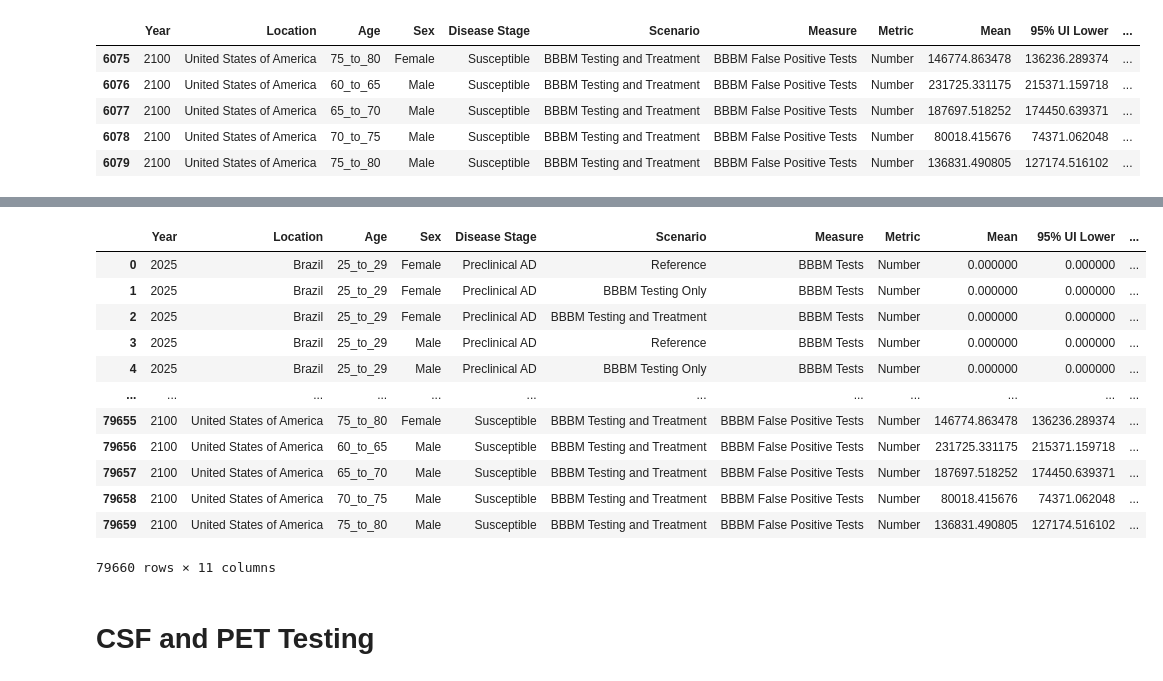
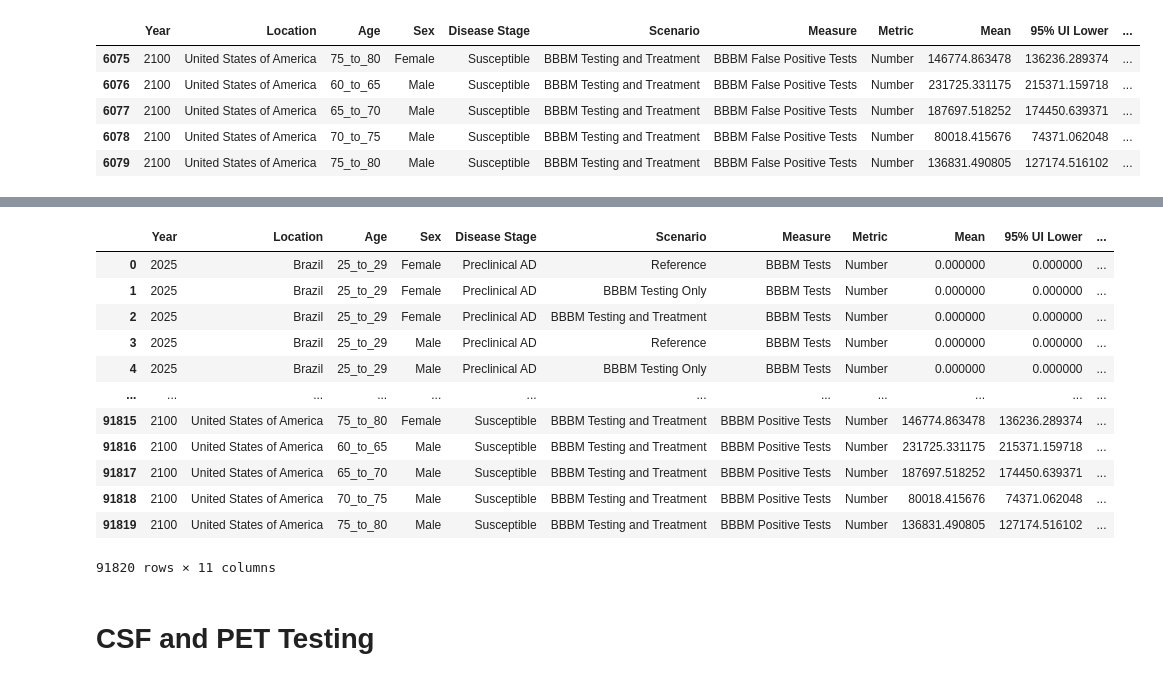
Before and after one commit to ihmeuw/vivarium_research_alzheimers, a Jupyter notebook: results_tables/2025_10_28_results_dataframe_test_treat_ndbs.ipynb, the cells around one changed output, grey strips where cells are left out. Cells and saved outputs as stored; diff of their text form; code cells hidden in the pictures.

Commit message:
run testing/treatment results notebook on model 8.7

```diff
--- a/results_tables/2025_10_28_results_dataframe_test_treat_ndbs.ipynb
+++ b/results_tables/2025_10_28_results_dataframe_test_treat_ndbs.ipynb
@@ -376,6 +390,17 @@ def add_parquet_AND_filter(new_filter, existing_filters):
 
 def current_time():
     print(datetime.datetime.now())
+
+class Timer:
+    """Simple class to time code blocks using a context manager.
+    Code modified from: https://stackoverflow.com/a/79354757/24446049
+    """
+    def __enter__(self):
+        self._enter_time = datetime.datetime.now()
+
+    def __exit__(self, *exc_args):
+        self._exit_time = datetime.datetime.now()
+        print(f"Elapsed time: {self._exit_time - self._enter_time}")
 # %% [markdown]
 ## Function to load and concatenate runs from multiple batches
 # %%
@@ -476,8 +501,10 @@ for location in locations:
             * df_prev_pop.filter(like='draw_').filter(like='_pop').values).mean(axis=1)).sum(axis=0)
     # TODO: use draw-specific scale instead of mean
 
-    ratio = 100_000 / prev
-    print(ratio)
+    # NOTE: Make sure population is correct! 100_000 for V&V runs, 20x
+    # as large for final runs
+    ratio = 20 * 100_000 / prev
+    print(ratio, '\t', location)
 
     temp['ratio'] = ratio
 
@@ -564,9 +591,11 @@ def dataframe_beutification_and_summarizing(df, measure_name):
 # 43s to load 2 batches using 1 location group
 # 3.4 GB maximum memory for reading parquet
 # 30 MB final dataframe for 2 batches (7 draws)
-bbbm_tests = load_measure_from_batch_runs(
-    'counts_bbbm_tests', batch_results_dirs, locations, n_location_groups=1
-)
+# 2m 38s to load all 9 batches of model 8.7 (25 draws)
+with Timer():
+    bbbm_tests = load_measure_from_batch_runs(
+        'counts_bbbm_tests', batch_results_dirs, locations, n_location_groups=1
+    )
 print(len(bbbm_tests), 'rows')
 bbbm_tests.head()
 # %% [output]
@@ -596,4 +625,6 @@ bbbm_tests.head()
 # %%
 # 2m 44s for 2 batches (7 draws)
 # 2m 52s for all batches (25 draws)
-bbbm_tests_final = dataframe_beutification_and_summarizing(bbbm_tests, 'BBBM Test Counts')
+# 3m 48s for all 9 batches of model 8.7 (25 draws)
+with Timer():
+    bbbm_tests_final = dataframe_beutification_and_summarizing(bbbm_tests, 'BBBM Test Counts')
@@ -659,30 +708,41 @@ bbbm_tests_false_positive.tail()
 # %%
 # Do final processing before saving
+
+def duplicate_in_testing_scenario(df):
+    """Copy the testing results from the 'BBBM Testing and Treatment'
+    scenario to the 'BBBM Testing Only' scenario.
+    """
+    return pd.concat([df.assign(Scenario='BBBM Testing Only'), df], ignore_index=True)
+
 bbbm_tests_output = (
     bbbm_tests_final
     # .query("Metric=='Number'")
     .rename(columns={'Year ID': 'Year'})
     .assign(Measure="BBBM Tests")
     .pipe(lambda df: pd.concat(
-        [df, bbbm_tests_susceptible, bbbm_tests_false_positive],
+        [df,
+         duplicate_in_testing_scenario(bbbm_tests_susceptible),
+         duplicate_in_testing_scenario(
+             bbbm_tests_false_positive.assign(Measure='BBBM Positive Tests')),
+         ],
         ignore_index=True)
     )
 )
 bbbm_tests_output
 # %% [output]
 |  | Year | Location | Age | Sex | Disease Stage | Scenario | Measure | Metric | Mean | 95% UI Lower | ... |
 | 0 | 2025 | Brazil | 25_to_29 | Female | Preclinical AD | Reference | BBBM Tests | Number | 0.000000 | 0.000000 | ... |
 | 1 | 2025 | Brazil | 25_to_29 | Female | Preclinical AD | BBBM Testing Only | BBBM Tests | Number | 0.000000 | 0.000000 | ... |
 | 2 | 2025 | Brazil | 25_to_29 | Female | Preclinical AD | BBBM Testing and Treatment | BBBM Tests | Number | 0.000000 | 0.000000 | ... |
 | 3 | 2025 | Brazil | 25_to_29 | Male | Preclinical AD | Reference | BBBM Tests | Number | 0.000000 | 0.000000 | ... |
 | 4 | 2025 | Brazil | 25_to_29 | Male | Preclinical AD | BBBM Testing Only | BBBM Tests | Number | 0.000000 | 0.000000 | ... |
 | ... | ... | ... | ... | ... | ... | ... | ... | ... | ... | ... | ... |
-| 79655 | 2100 | United States of America | 75_to_80 | Female | Susceptible | BBBM Testing and Treatment | BBBM False Positive Tests | Number | 146774.863478 | 136236.289374 | ... |
-| 79656 | 2100 | United States of America | 60_to_65 | Male | Susceptible | BBBM Testing and Treatment | BBBM False Positive Tests | Number | 231725.331175 | 215371.159718 | ... |
-| 79657 | 2100 | United States of America | 65_to_70 | Male | Susceptible | BBBM Testing and Treatment | BBBM False Positive Tests | Number | 187697.518252 | 174450.639371 | ... |
-| 79658 | 2100 | United States of America | 70_to_75 | Male | Susceptible | BBBM Testing and Treatment | BBBM False Positive Tests | Number | 80018.415676 | 74371.062048 | ... |
-| 79659 | 2100 | United States of America | 75_to_80 | Male | Susceptible | BBBM Testing and Treatment | BBBM False Positive Tests | Number | 136831.490805 | 127174.516102 | ... |
+| 91815 | 2100 | United States of America | 75_to_80 | Female | Susceptible | BBBM Testing and Treatment | BBBM Positive Tests | Number | 146774.863478 | 136236.289374 | ... |
+| 91816 | 2100 | United States of America | 60_to_65 | Male | Susceptible | BBBM Testing and Treatment | BBBM Positive Tests | Number | 231725.331175 | 215371.159718 | ... |
+| 91817 | 2100 | United States of America | 65_to_70 | Male | Susceptible | BBBM Testing and Treatment | BBBM Positive Tests | Number | 187697.518252 | 174450.639371 | ... |
+| 91818 | 2100 | United States of America | 70_to_75 | Male | Susceptible | BBBM Testing and Treatment | BBBM Positive Tests | Number | 80018.415676 | 74371.062048 | ... |
+| 91819 | 2100 | United States of America | 75_to_80 | Male | Susceptible | BBBM Testing and Treatment | BBBM Positive Tests | Number | 136831.490805 | 127174.516102 | ... |
-79660 rows × 11 columns
+91820 rows × 11 columns
 # %%
 # Save BBBM testing results
 bbbm_tests_output.to_csv(output_dir / 'bbbm_tests.csv', index=False)
```
Also changed, not shown: parts of 21 cells of this notebook.
